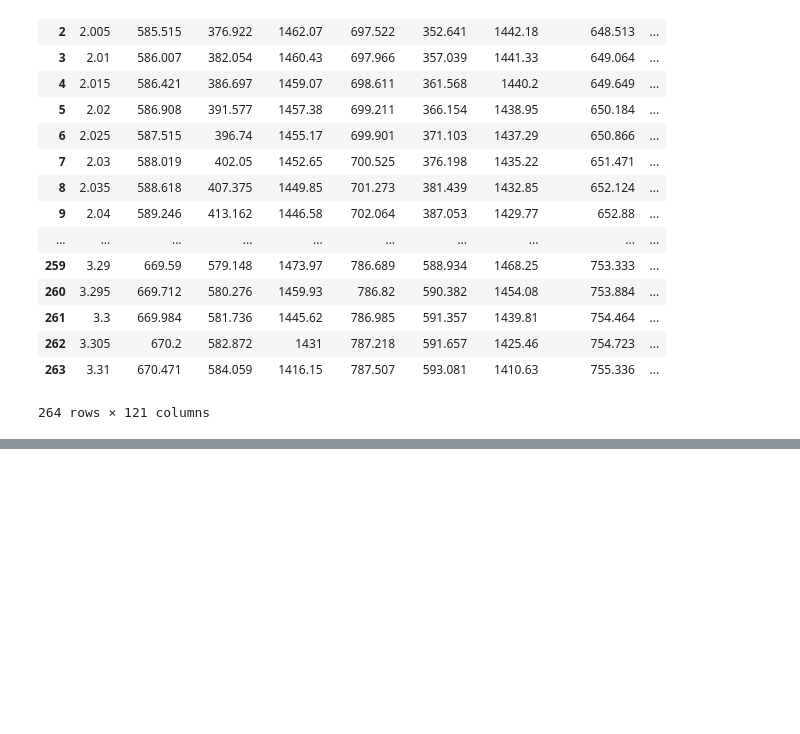
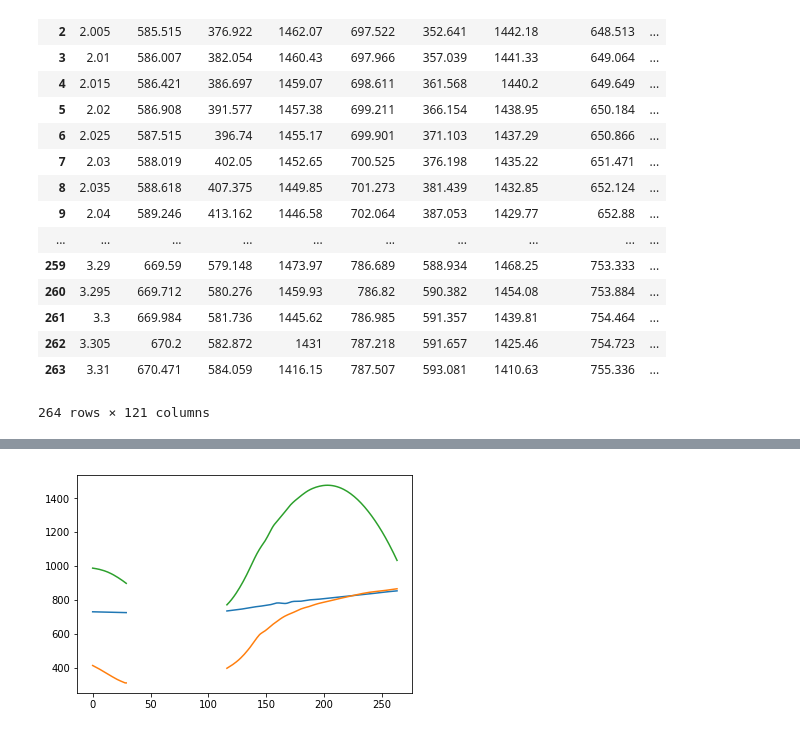
Before and after one commit to jmcclung32/VPython, a Jupyter notebook: read-c3d-export.ipynb, the cells around one changed output, grey strips where cells are left out. Cells and saved outputs as stored; diff of their text form; code cells hidden in the pictures; blank space fills up the shorter version.

```diff
--- a/read-c3d-export.ipynb
+++ b/read-c3d-export.ipynb
@@ -305,0 +323,7 @@ plt.plot(np.array(df['Time']), np.array(df['Sacrum_Z']), 'b.')
+# %%
+plt.plot(df['R.ASIS_X'])
+plt.plot(df['R.ASIS_Y'])
+plt.plot(df['R.ASIS_Z'])
+plt.show()
+# %% [output]
+[figure, added]
```
Also changed, not shown: parts of 6 cells of this notebook.
